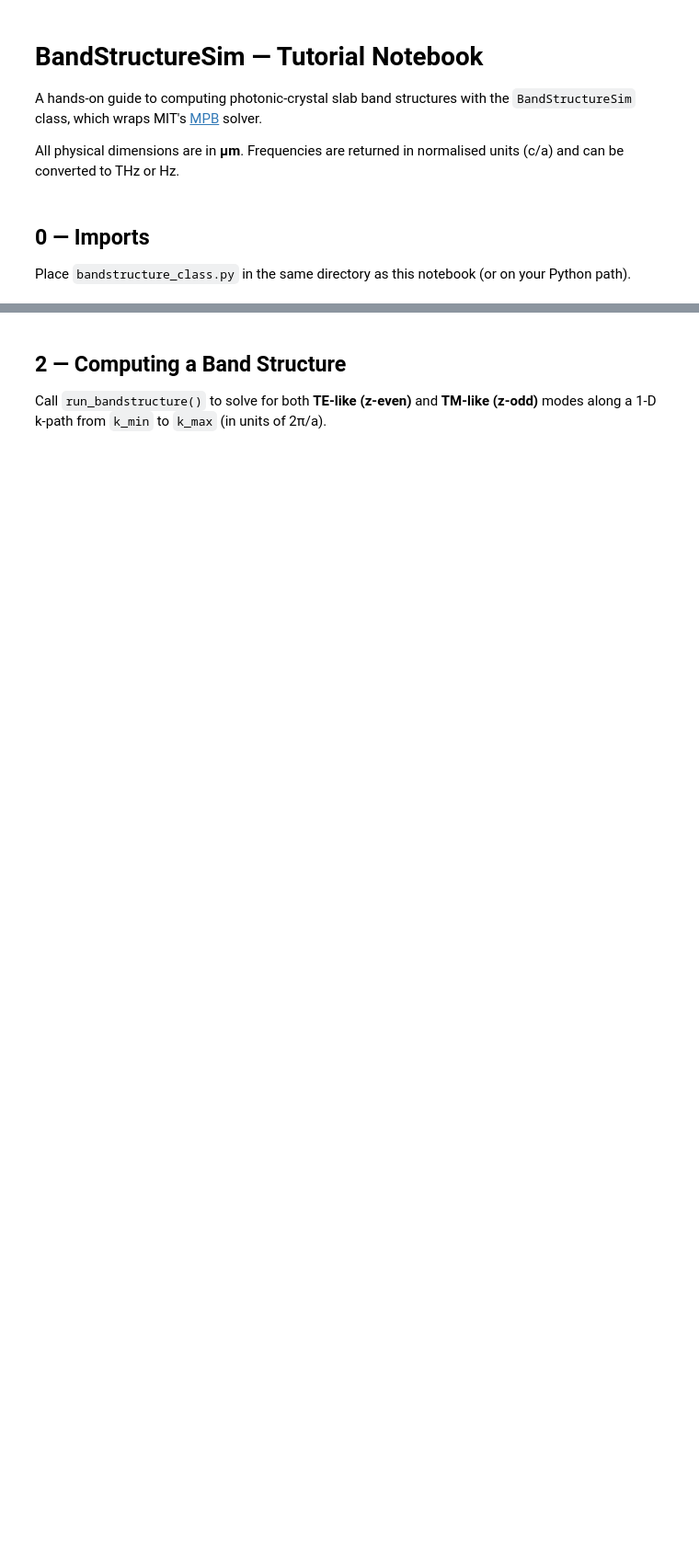
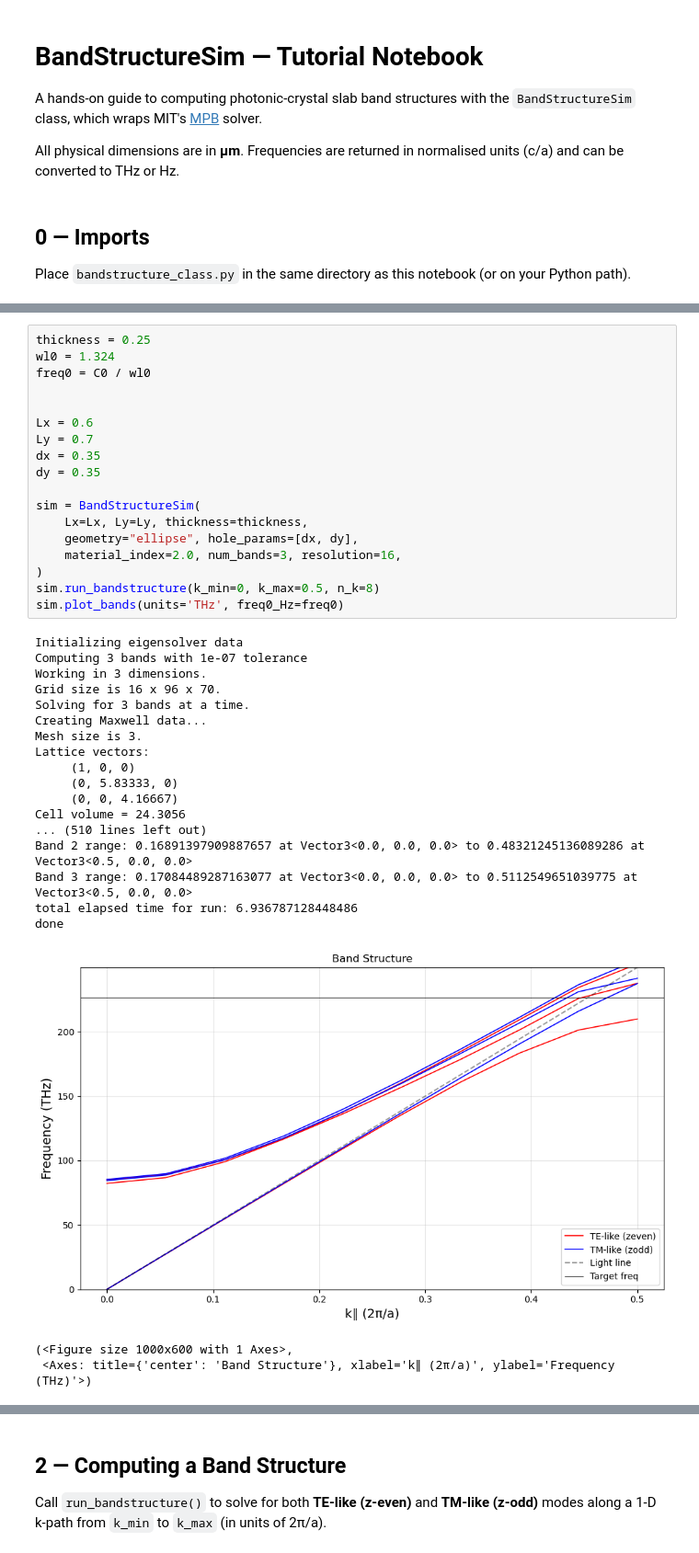
Before and after one commit to Ma-Lab-Cal/nanophotonic_cavity_sim, a Jupyter notebook: bandstructure_tutorial.ipynb, the cells around one changed output, grey strips where cells are left out. Shown at 92% size. Saved outputs shown, nothing was run; the diff lists cells and outputs as text; blank space fills up the shorter version.

```diff
--- a/bandstructure_tutorial.ipynb
+++ b/bandstructure_tutorial.ipynb
@@ -162,0 +41,39 @@ real part range: 1 .. 12.1104
+# %%
+thickness = 0.25
+wl0 = 1.324
+freq0 = C0 / wl0
+
+
+Lx = 0.6
+Ly = 0.7
+dx = 0.35
+dy = 0.35
+
+sim = BandStructureSim(
+    Lx=Lx, Ly=Ly, thickness=thickness,
+    geometry="ellipse", hole_params=[dx, dy],
+    material_index=2.0, num_bands=3, resolution=16,
+)
+sim.run_bandstructure(k_min=0, k_max=0.5, n_k=8)
+sim.plot_bands(units='THz', freq0_Hz=freq0)
+# %% [output]
+Initializing eigensolver data
+Computing 3 bands with 1e-07 tolerance
+Working in 3 dimensions.
+Grid size is 16 x 96 x 70.
+Solving for 3 bands at a time.
+Creating Maxwell data...
+Mesh size is 3.
+Lattice vectors:
+     (1, 0, 0)
+     (0, 5.83333, 0)
+     (0, 0, 4.16667)
+Cell volume = 24.3056
+... (510 lines left out)
+Band 2 range: 0.16891397909887657 at Vector3<0.0, 0.0, 0.0> to 0.48321245136089286 at Vector3<0.5, 0.0, 0.0>
+Band 3 range: 0.17084489287163077 at Vector3<0.0, 0.0, 0.0> to 0.5112549651039775 at Vector3<0.5, 0.0, 0.0>
+total elapsed time for run: 6.936787128448486
+done
+[figure, added]
+(<Figure size 1000x600 with 1 Axes>,
+ <Axes: title={'center': 'Band Structure'}, xlabel='k∥ (2π/a)', ylabel='Frequency (THz)'>)
```
Also changed, not shown: parts of 14 cells of this notebook, 2 other files.
